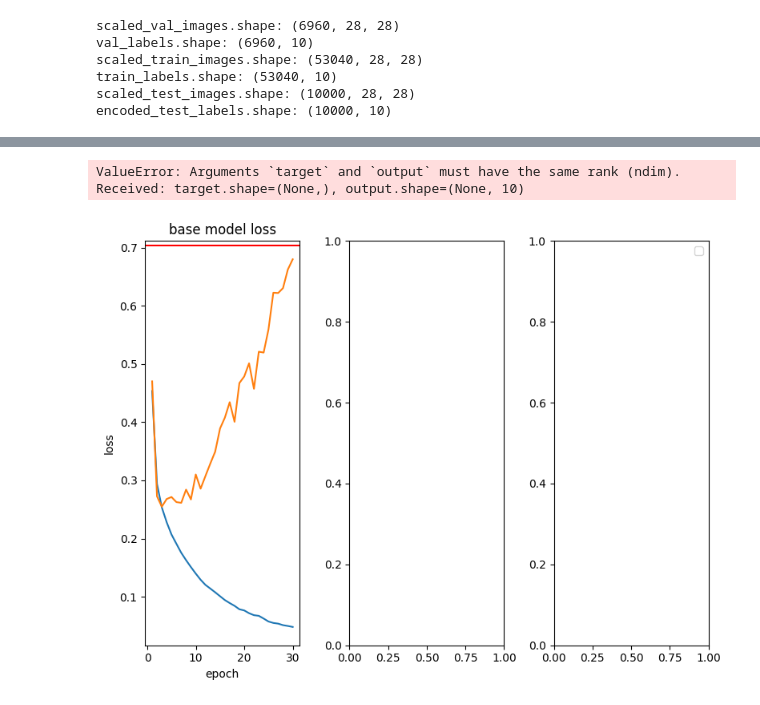
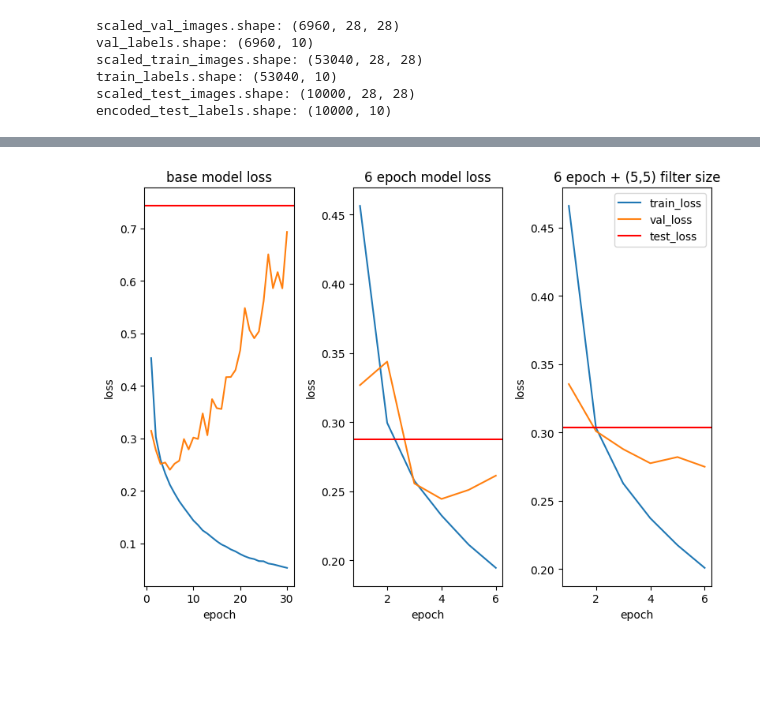
Before and after one commit to jarrenseson/ICS435Assignment4, a Jupyter notebook: assignment4part1.ipynb, the cells around one changed output, grey strips where cells are left out. Drawn from its saved outputs; the diff is of its cells as text; code cells hidden in the pictures; blank space fills up the shorter version.

```diff
--- a/assignment4part1.ipynb
+++ b/assignment4part1.ipynb
@@ -107,7 +107,7 @@ filter_model.compile(loss='categorical_crossentropy', optimizer='rmsprop', metri
 filter_model_history = filter_model.fit(scaled_train_images, train_labels, batch_size=32, epochs=6, verbose=1, validation_data=(scaled_val_images, val_labels))
 
 # scoring model
-filter_model_score = filter_model.evaluate(scaled_test_images, test_labels, verbose=1)
+filter_model_score = filter_model.evaluate(scaled_test_images, encoded_test_labels, verbose=1)
 
 # plotting loss curves
 train_loss = filter_model_history.history['loss']
@@ -157,5 +170,4 @@ Epoch 6/6
-ValueError: Arguments `target` and `output` must have the same rank (ndim). Received: target.shape=(None,), output.shape=(None, 10)
-[figure, old version]
+[figure, new version]
 # %%
 # getting predictions
 
```
Also changed, not shown: parts of 3 cells of this notebook, 1 other file.
